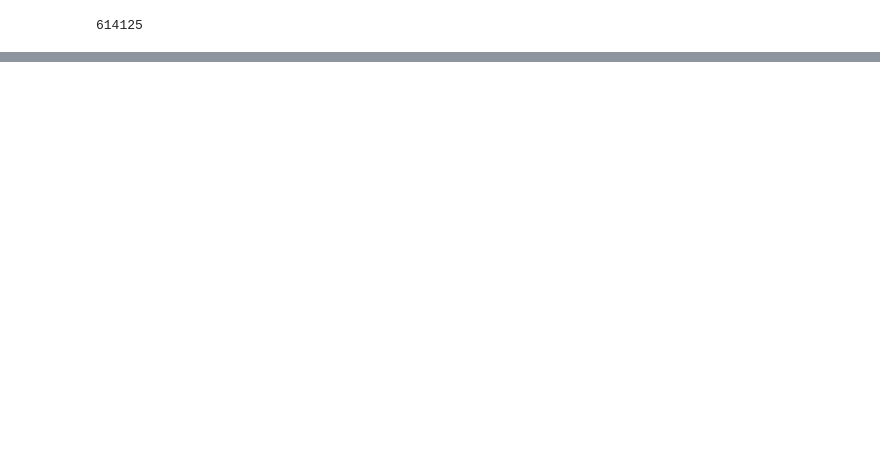
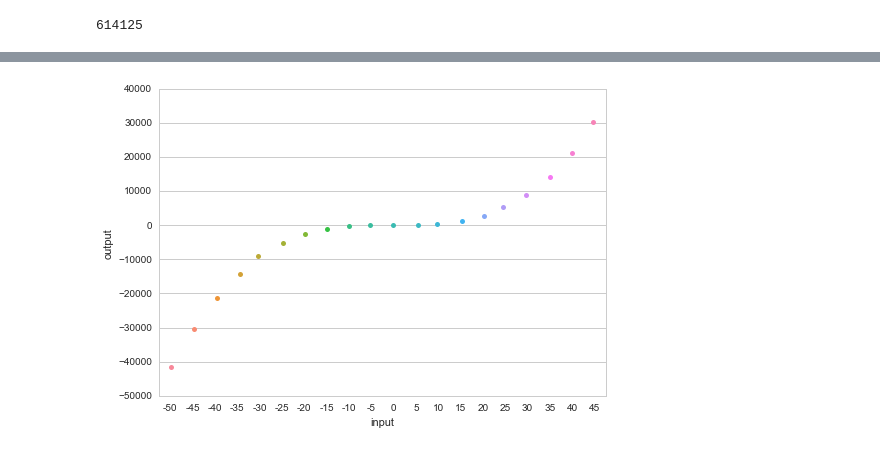
Before and after one commit to devinmcgloin/vtest, a Jupyter notebook: vtest-demo.ipynb, the cells around one changed output, grey strips where cells are left out. Cells and saved outputs as stored; diff of their text form; code cells hidden in the pictures; blank space fills up the shorter version.

```diff
--- a/vtest-demo.ipynb
+++ b/vtest-demo.ipynb
@@ -60,0 +70,18 @@ sns.stripplot(x="input", y="output", data=df, jitter=True)
+# %%
+out = []
+inpt = []
+
+for i in range(-50, 50, 5):
+    inpt.append(i)
+    out.append((math.pow(i, 3))/3)
+
+def graph_two(x, y):
+    df = pd.DataFrame({ 'input' : pd.Series(x),
+                    'output' : pd.Series(y)
+                  })
+    sns.set(style="whitegrid", color_codes=True)
+    sns.stripplot(x="input", y="output", data=df, jitter=True)
+# %%
+graph_two(inpt, out)
+# %% [output]
+[figure, added]
```
Also changed, not shown: parts of 12 cells of this notebook.
